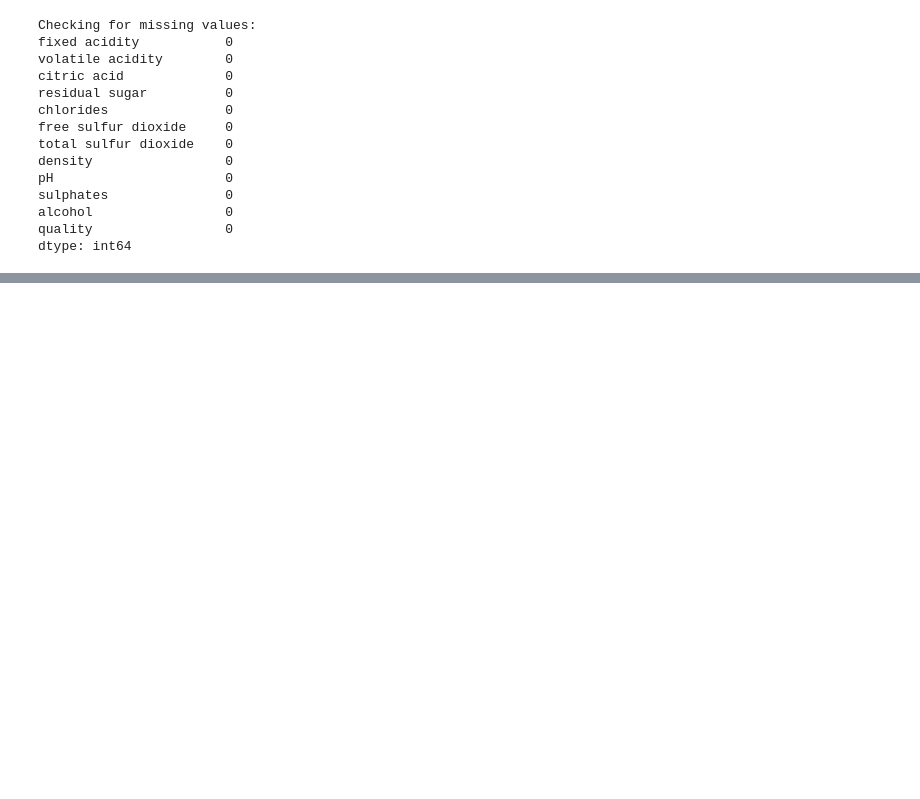
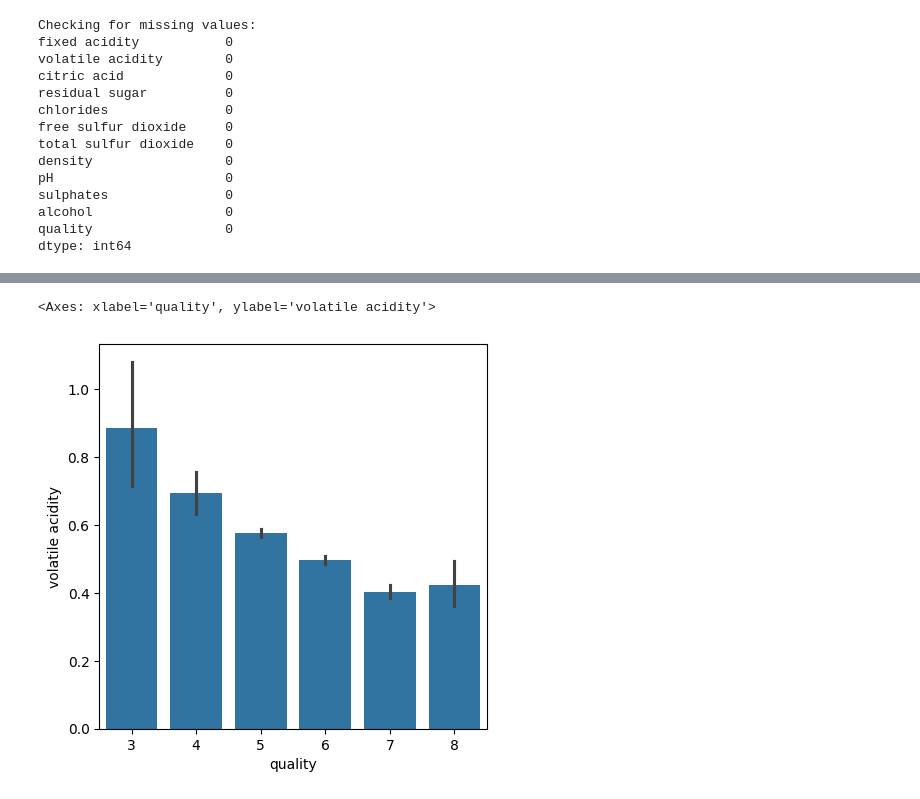
Before and after one commit to huss-huss/Wine_Quality_Prediction, a Jupyter notebook: wine_prediction.ipynb, the cells around one changed output, grey strips where cells are left out. Drawn from its saved outputs; the diff is of its cells as text; code cells hidden in the pictures; blank space fills up the shorter version.

```diff
--- a/wine_prediction.ipynb
+++ b/wine_prediction.ipynb
@@ -62,0 +93,7 @@ dtype: int64
+# %%
+# volatile acidity vs quality
+plot = plt.figure(figsize=(5, 5))
+sns.barplot(x='quality', y='volatile acidity', data=wine_dataset)
+# %% [output]
+<Axes: xlabel='quality', ylabel='volatile acidity'>
+[figure, added]
```
Also changed, not shown: parts of 6 cells of this notebook.
